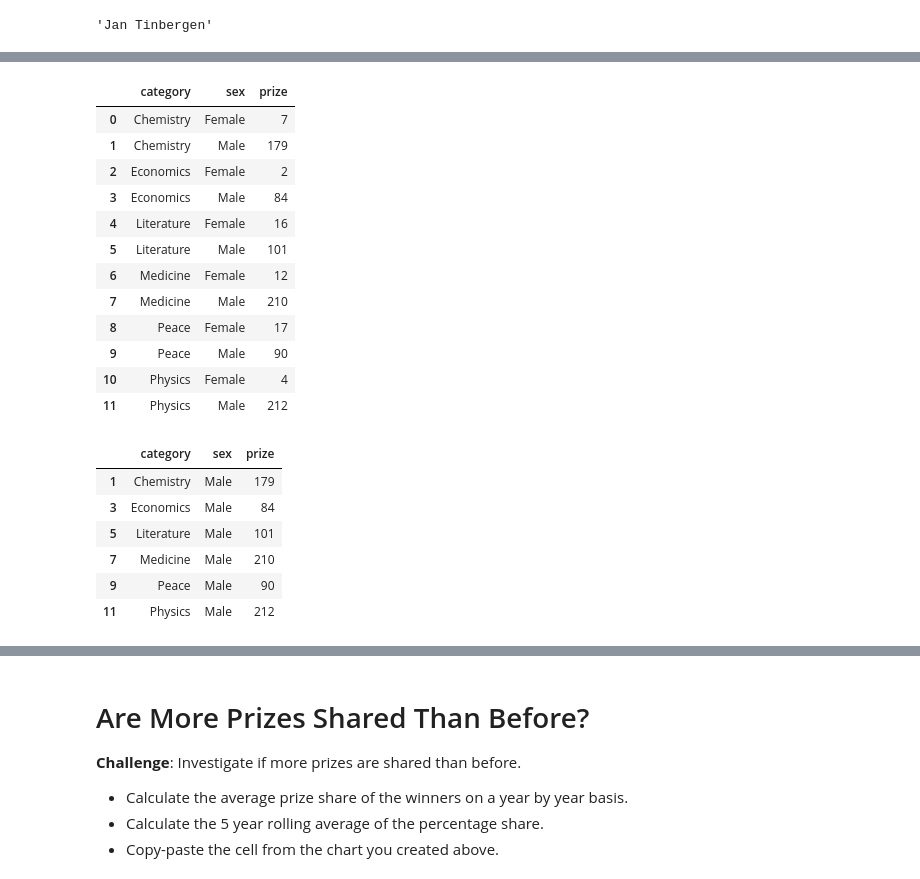
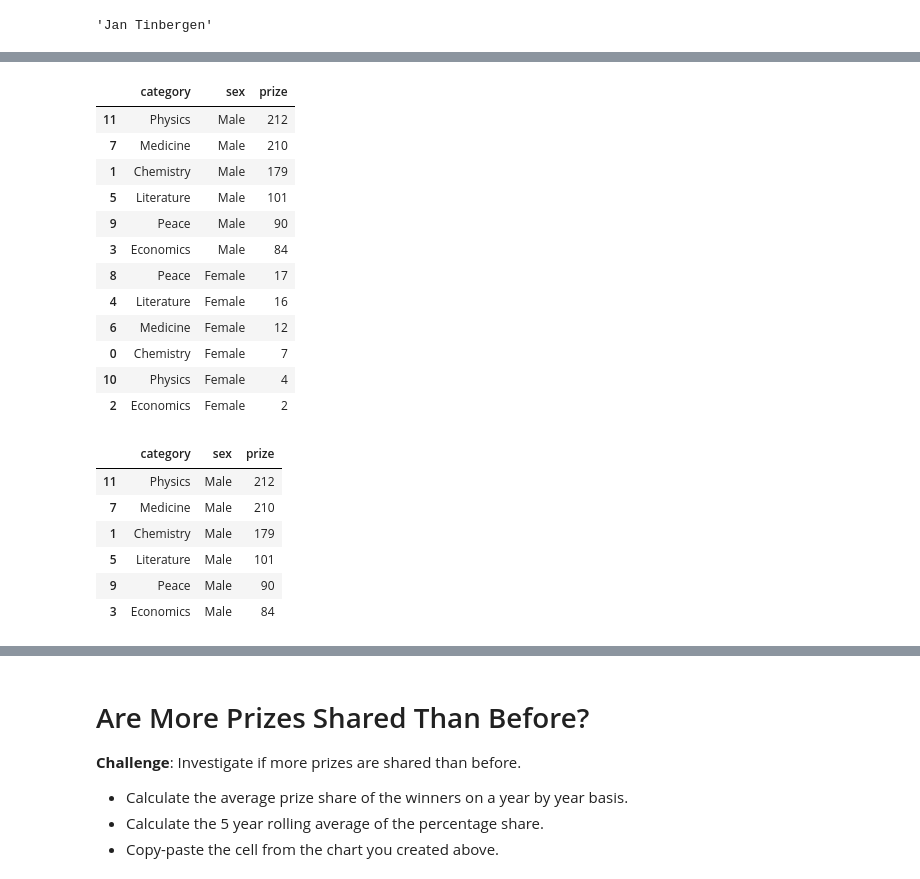
Before and after one commit to yakubszatkowski/100-days-python, a Jupyter notebook: push/Nobel_Prize_Analysis_(start).ipynb, the cells around one changed output, grey strips where cells are left out. Drawn from its saved outputs; the diff is of its cells as text; code cells hidden in the pictures.

```diff
--- a/push/Nobel_Prize_Analysis_(start).ipynb
+++ b/push/Nobel_Prize_Analysis_(start).ipynb
@@ -177,4 +177,4 @@ Name: prize_share, dtype: int64
 # %%
 # eval() executes equation given as a string
 for equation in df_data.prize_share:
-  print(f'{round(eval(equation)*100,1)}%')
+  round(eval(equation)*100,1)
@@ -427,20 +438,21 @@ df_data_economics[df_data_economics.year == first_prize_year].min().full_name
 # %%
 df_category_sex = df_data.groupby(['category', 'sex'], as_index=False).agg({'prize': pd.Series.count})  # the 'prize' was random we had to find some column to count that had no NaN
+df_category_sex.sort_values('prize', ascending=False, inplace=True)  # this was crucial
 df_category_sex
 # %% [output]
 |  | category | sex | prize |
+| 11 | Physics | Male | 212 |
+| 7 | Medicine | Male | 210 |
+| 1 | Chemistry | Male | 179 |
+| 5 | Literature | Male | 101 |
+| 9 | Peace | Male | 90 |
+| 3 | Economics | Male | 84 |
+| 8 | Peace | Female | 17 |
+| 4 | Literature | Female | 16 |
+| 6 | Medicine | Female | 12 |
 | 0 | Chemistry | Female | 7 |
-| 1 | Chemistry | Male | 179 |
+| 10 | Physics | Female | 4 |
 | 2 | Economics | Female | 2 |
-| 3 | Economics | Male | 84 |
-| 4 | Literature | Female | 16 |
-| 5 | Literature | Male | 101 |
-| 6 | Medicine | Female | 12 |
-| 7 | Medicine | Male | 210 |
-| 8 | Peace | Female | 17 |
-| 9 | Peace | Male | 90 |
-| 10 | Physics | Female | 4 |
-| 11 | Physics | Male | 212 |
 # %%
 df_category_female = df_category_sex[df_category_sex.sex == 'Female']
 df_category_male = df_category_sex[df_category_sex.sex == 'Male']
@@ -448,9 +460,9 @@ df_category_male = df_category_sex[df_category_sex.sex == 'Male']
 df_category_male
 # %% [output]
 |  | category | sex | prize |
+| 11 | Physics | Male | 212 |
+| 7 | Medicine | Male | 210 |
 | 1 | Chemistry | Male | 179 |
+| 5 | Literature | Male | 101 |
+| 9 | Peace | Male | 90 |
 | 3 | Economics | Male | 84 |
-| 5 | Literature | Male | 101 |
-| 7 | Medicine | Male | 210 |
-| 9 | Peace | Male | 90 |
-| 11 | Physics | Male | 212 |
```
Also changed, not shown: parts of 11 cells of this notebook.
